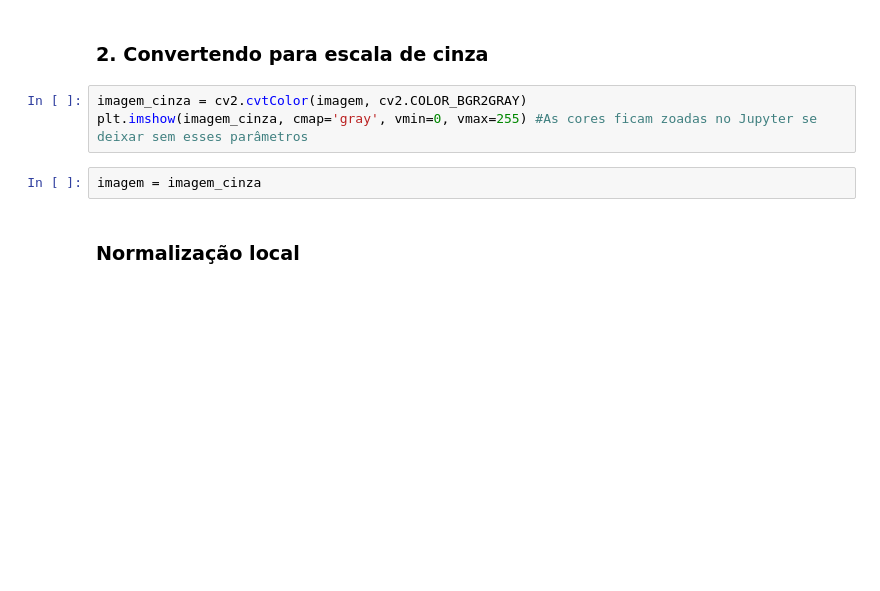
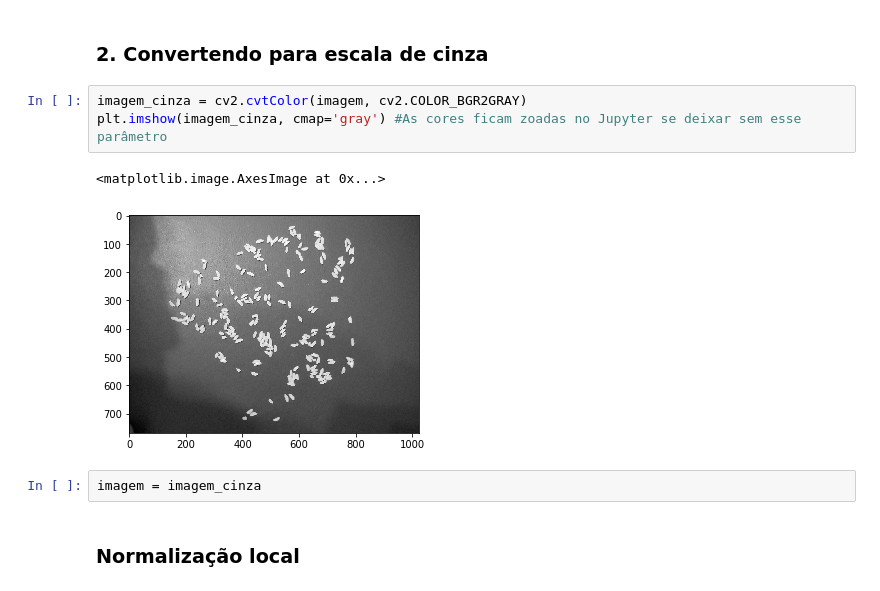
Before and after one commit to cordeirolibel/pdi, a Jupyter notebook: T04/desafio.ipynb, the cells around one changed output. Drawn from its saved outputs; the diff is of its cells as text; blank space fills up the shorter version.

```diff
--- a/T04/desafio.ipynb
+++ b/T04/desafio.ipynb
@@ -18,7 +21,10 @@ plt.imshow(imagem)
 ### 2. Convertendo para escala de cinza
 # %%
 imagem_cinza = cv2.cvtColor(imagem, cv2.COLOR_BGR2GRAY)
-plt.imshow(imagem_cinza, cmap='gray', vmin=0, vmax=255) #As cores ficam zoadas no Jupyter se deixar sem esses parâmetros
+plt.imshow(imagem_cinza, cmap='gray') #As cores ficam zoadas no Jupyter se deixar sem esse parâmetro
+# %% [output]
+<matplotlib.image.AxesImage at 0x...>
+[figure, added]
 # %%
 imagem = imagem_cinza
 # %% [markdown]
```
Also changed, not shown: parts of 19 cells of this notebook.
